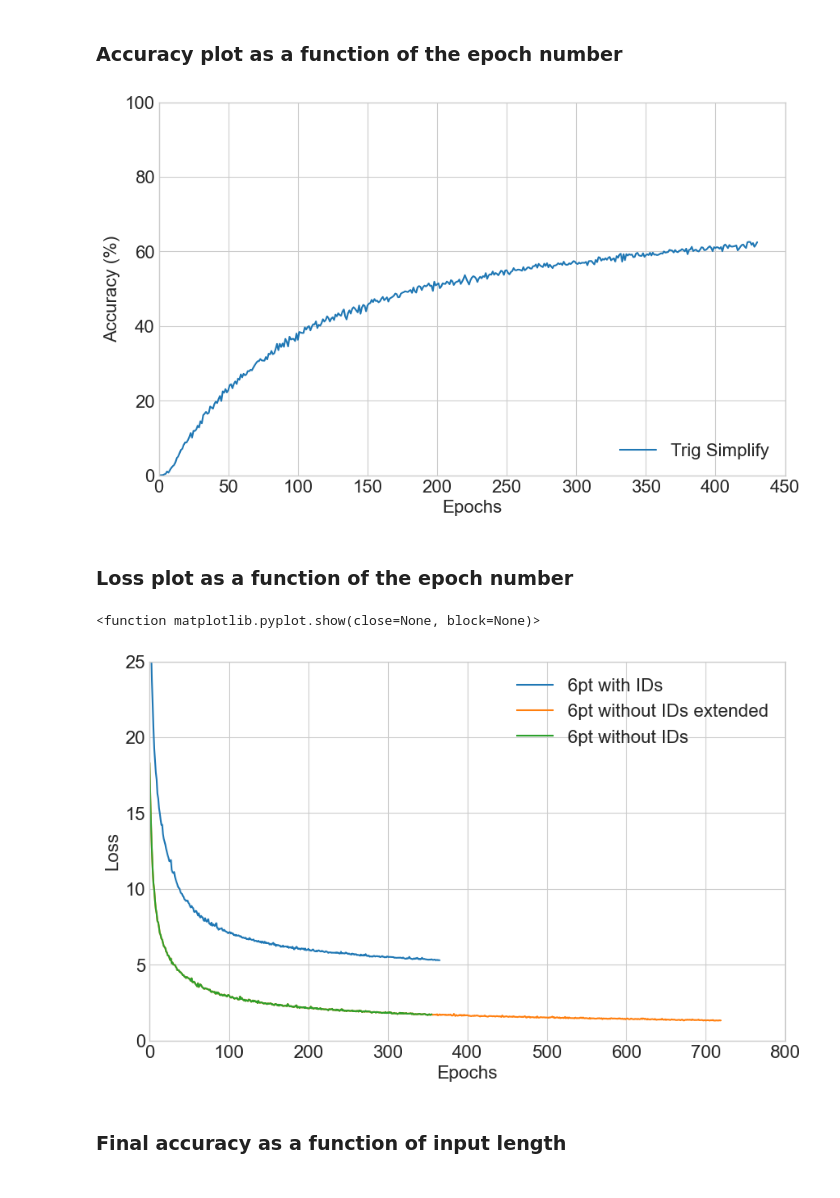
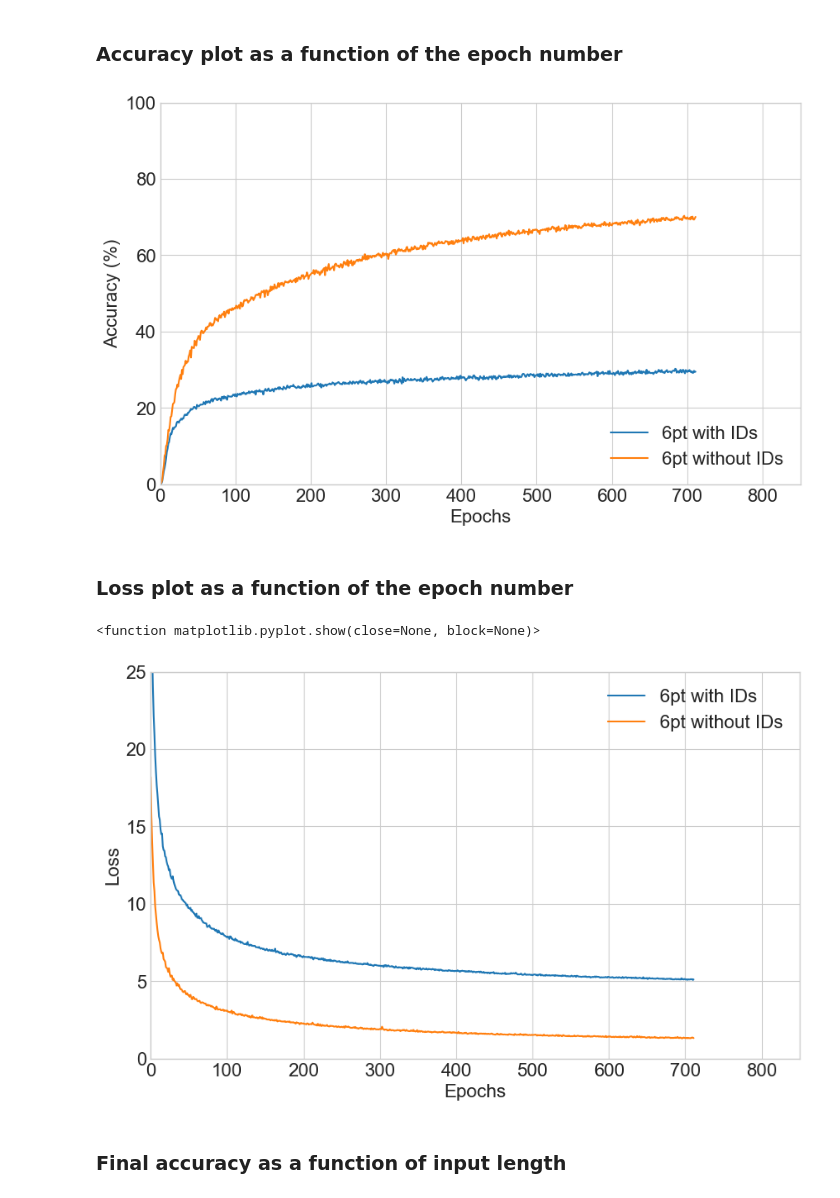
Before and after one commit to aureliendersy/spinorhelicity, a Jupyter notebook: notebooks/plots_transformer.ipynb, the cells around one changed output. Drawn from its saved outputs; the diff is of its cells as text; code cells hidden in the pictures.

```diff
--- a/notebooks/plots_transformer.ipynb
+++ b/notebooks/plots_transformer.ipynb
@@ -4,9 +4,9 @@
 import ast
 # %%
 log_paths = ['/Users/aurelien/PycharmProjects/spinorhelicity/experiments/npt6-infos/train.log',
-            '/Users/aurelien/PycharmProjects/spinorhelicity/experiments/npt6/train.log',
-                         '/Users/aurelien/PycharmProjects/spinorhelicity/experiments/npt6_old/train.log']
-name_exp = ['6pt with IDs', '6pt without IDs extended', '6pt without IDs']
+             '/Users/aurelien/PycharmProjects/spinorhelicity/experiments/npt6/train.log']
+name_exp = ['6pt with IDs', '6pt with IDs - old', '6pt without IDs', '6pt without IDs - old']
+name_exp = ['6pt with IDs', '6pt without IDs']
 
 #log_paths = ['/Users/aurelien/PycharmProjects/spinorhelicity/experiments/npt8-infos_exp2/train.log',
  #           '/Users/aurelien/PycharmProjects/spinorhelicity/experiments/npt8_exp2/train.log',
@@ -14,8 +14,8 @@ name_exp = ['6pt with IDs', '6pt without IDs extended', '6pt without IDs']
    #         '/Users/aurelien/PycharmProjects/spinorhelicity/experiments/npt8_exp2b/train.log']
 #name_exp = ['8pt with IDs', '8pt without IDs', '8pt with IDs - combined tokens', '8pt without IDs combined - tokens']
 
-log_paths = ['/Users/aurelien/PycharmProjects/spinorhelicity/experiments/simplify/train.log']
-name_exp = ["Trig Simplify"]
+#log_paths = ['/Users/aurelien/PycharmProjects/spinorhelicity/experiments/simplify/train.log']
+#name_exp = ["Trig Simplify"]
 # %%
 all_lines = []
 
@@ -72,22 +72,22 @@ for important_lines in full_important_lines:
 # %%
 fig, axes = plt.subplots(1,1,figsize=(10,6))
 plt.rcParams.update({'font.size': 16})
 #fig.suptitle('Training accuracy - validation set',fontsize='15')
 
 for i, name in enumerate(name_exp):
 
   axes.plot(full_epochs[i], full_valid_acc[i], label=name_exp[i])
 
 axes.legend(loc='lower right',fontsize='16')
 axes.set_xlabel('Epochs',fontsize='16')
-plt.xlim([0, 450])
+plt.xlim([0, 850])
 plt.ylim([0, 100])
 axes.set_ylabel('Accuracy (%)',fontsize='16')
 plt.show
-#plt.savefig('/Users/aurelien/Documents/Projects/Spinor_helicity/pictures/npt6_exp3/train_accuracy.pdf')
-#plt.savefig('/Users/aurelien/Documents/Projects/Spinor_helicity/pictures/npt6_exp3/train_accuracy.png')
+#plt.savefig('/Users/aurelien/Documents/Projects/Spinor_helicity/pictures/npt6_exp2/train_accuracy.pdf')
+#plt.savefig('/Users/aurelien/Documents/Projects/Spinor_helicity/pictures/npt6_exp2/train_accuracy.png')
 # %% [output]
-[figure, old version]
+[figure, new version]
 # %% [markdown]
 ### Loss plot as a function of the epoch number
 # %%
@@ -120,14 +120,14 @@ for i, name in enumerate(name_exp):
 axes.legend(loc='upper right',fontsize='16')
 axes.set_xlabel('Epochs',fontsize='16')
 axes.set_ylabel('Loss',fontsize='16')
-plt.xlim([0, 800])
+plt.xlim([0, 850])
 plt.ylim([0, 25])
 plt.show
-#plt.savefig('/Users/aurelien/Documents/Projects/Spinor_helicity/pictures/npt6_exp3/train_loss.pdf')
-#plt.savefig('/Users/aurelien/Documents/Projects/Spinor_helicity/pictures/npt6_exp3/train_loss.png')
+#plt.savefig('/Users/aurelien/Documents/Projects/Spinor_helicity/pictures/npt6_exp2/train_loss.pdf')
+#plt.savefig('/Users/aurelien/Documents/Projects/Spinor_helicity/pictures/npt6_exp2/train_loss.png')
 # %% [output]
 <function matplotlib.pyplot.show(close=None, block=None)>
-[figure, old version]
+[figure, new version]
 # %% [markdown]
 ### Final accuracy as a function of input length
 # %%
```
Also changed, not shown: parts of 8 cells of this notebook, 1 other file.
